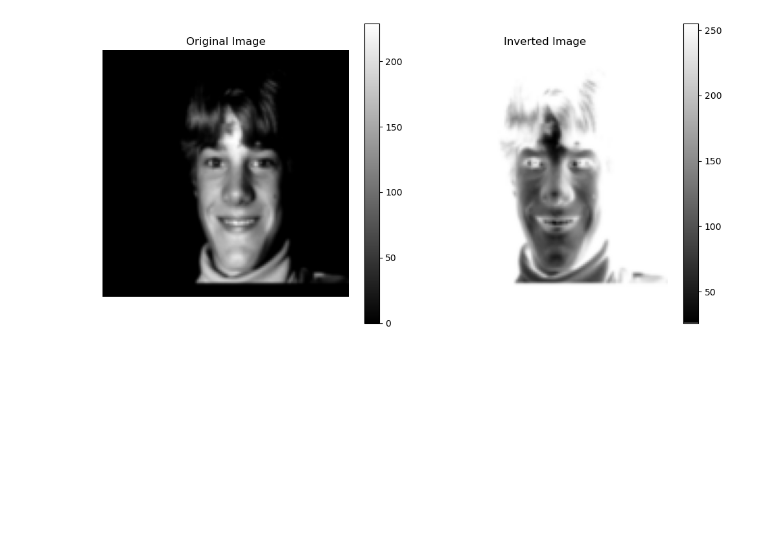
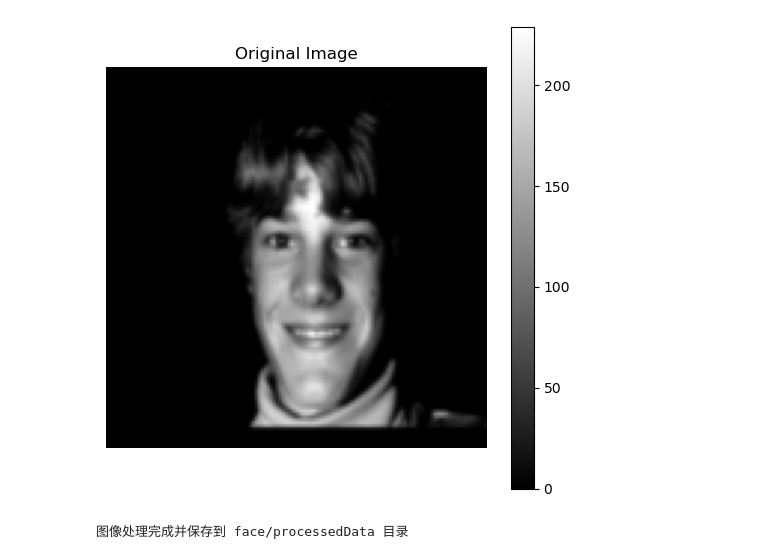
Before and after one commit to cc0h/PR, a Jupyter notebook: DisplayRawData.ipynb, the cells around one changed output. Drawn from its saved outputs; the diff is of its cells as text; code cells hidden in the pictures; blank space fills up the shorter version.

```diff
--- a/DisplayRawData.ipynb
+++ b/DisplayRawData.ipynb
@@ -1,36 +1,66 @@
 # %%
 import numpy as np
 import matplotlib.pyplot as plt
 
 # 定义文件路径
 file_path = 'face/rawdata/1690'
 
 # 读取二进制文件
 with open(file_path, 'rb') as f:
     data = np.fromfile(f, dtype=np.uint8)
 
 # 将数据重塑为 128x128 的矩阵
 image = data.reshape(128, 128)
 # 反色处理
 inverted_image = 255 - image
 
 # 显示原始图像
 plt.figure(figsize=(10, 5))
 
 plt.subplot(1, 2, 1)
 plt.imshow(image, cmap='gray')
 plt.colorbar()  # 添加颜色条以显示灰度值范围
 plt.title('Original Image')
 plt.axis('off')  # 关闭坐标轴
 
-# 显示反色图像
-plt.subplot(1, 2, 2)
-plt.imshow(inverted_image, cmap='gray')
-plt.colorbar()  # 添加颜色条以显示灰度值范围
-plt.title('Inverted Image')
-plt.axis('off')  # 关闭坐标轴
-
 plt.tight_layout()
 plt.show()
 # %% [output]
-[figure, old version]
+[figure, new version]
+# %%
+import os
+import numpy as np
+from PIL import Image
+
+# 定义文件路径
+input_dir = 'face/rawdata'
+output_dir = 'face/processedData'
+
+# 创建输出目录（如果不存在）
+os.makedirs(output_dir, exist_ok=True)
+
+# 遍历输入目录中的所有文件
+for filename in os.listdir(input_dir):
+        file_path = os.path.join(input_dir, filename)
+        file_size_kb = os.path.getsize(file_path) / 1024
+        # 读取二进制文件
+        with open(file_path, 'rb') as f:
+            data = np.fromfile(f, dtype=np.uint8)
+            # 将数据重塑为 128x128 或 512x512 的矩阵
+        if file_size_kb <20:
+            image = data.reshape(128, 128)
+        else:
+            image = data.reshape(512, 512)
+
+        # 将处理后的图像转换为 Pillow 图像对象
+        processed_image = Image.fromarray(image)
+
+        # 构建输出文件路径
+        output_file_path = os.path.join(output_dir, f'{filename}.png')
+
+        # 保存处理后的图像
+        processed_image.save(output_file_path)
+
+print("图像处理完成并保存到 face/processedData 目录")
+# %% [output]
+图像处理完成并保存到 face/processedData 目录
```
